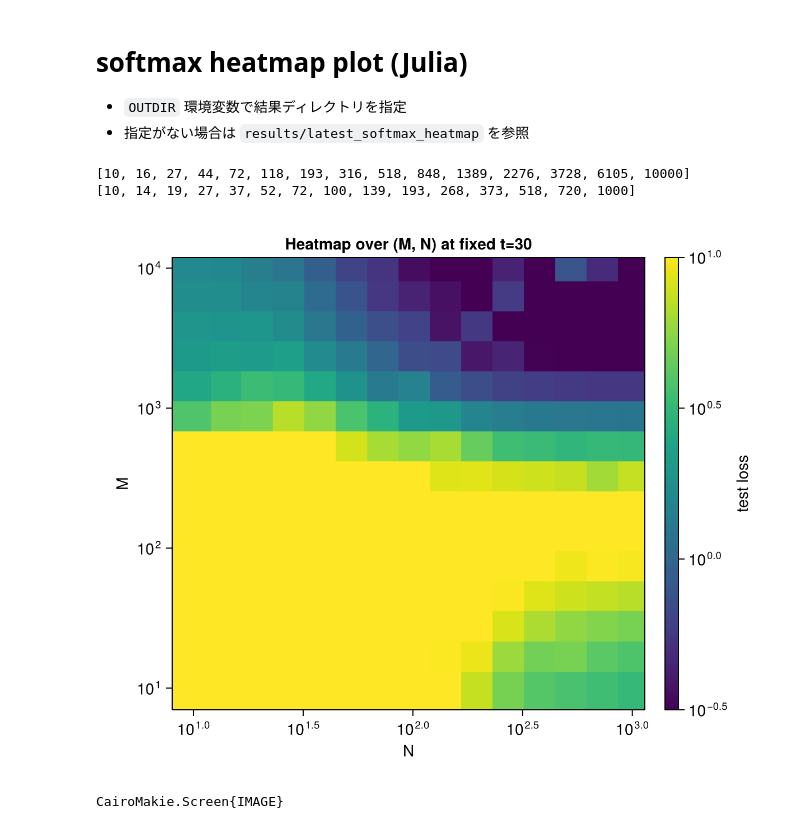
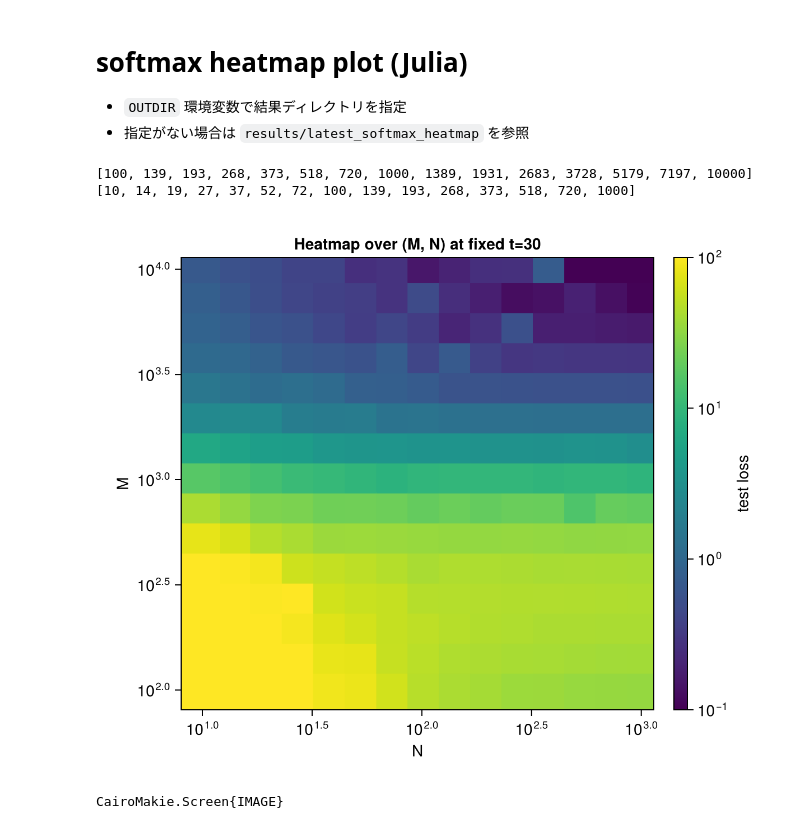
Before and after one commit to taka255/cot_asymptotics, a Jupyter notebook: softmax_heatmap/plot.ipynb, the cells around one changed output. Saved outputs shown, nothing was run; the diff lists cells and outputs as text; code cells hidden in the pictures.

Commit message:
add plot_all

```diff
--- a/softmax_heatmap/plot.ipynb
+++ b/softmax_heatmap/plot.ipynb
@@ -7,8 +7,8 @@
 using CairoMakie
 using DelimitedFiles
 
-outdir = "/home/takanami/cot_asymptotics/softmax_heatmap/results/softmax_heatmap_20260410_195447"
-#outdir = "/home/takanami/cot_asymptotics/softmax_heatmap/results/softmax_heatmap_20260411_003316"
+#outdir = "/home/takanami/cot_asymptotics/softmax_heatmap/results/softmax_heatmap_20260410_195447"
+outdir = "/home/takanami/cot_asymptotics/softmax_heatmap/results/softmax_heatmap_20260417_195912"
 
 
 function read_vector_int(path::String)
@@ -59,34 +59,34 @@ function main(outdir=outdir)
             err = curves_long[i, 4]
             if t == T_heat
                 mi = findfirst(==(m), M_list)
                 ni = findfirst(==(n), N_list)
                 if mi !== nothing && ni !== nothing
                     heat[mi, ni] = err
                 end
             end
         end
     end
     M_labels_plot = reverse(M_list)
 
     # ---- Figure 1: Heatmap at fixed t ----
     fig1 = Figure(size = (600, 500))
     ax1 = Axis(
         fig1[1, 1],
         xlabel = "N",
         ylabel = "M",
         title = "Heatmap over (M, N) at fixed t=$(T_heat)",
         xscale = log10,
         yscale = log10,
     )
     hm = heatmap!(ax1, N_list, M_list,
-        heat, colormap = :viridis, colorscale = log10, colorrange = (10^(-0.5), 10^1))
+        heat, colormap = :viridis, colorscale = log10, colorrange = (10^(-1), 10^2))
     Colorbar(fig1[1, 2], hm, label = "test loss")
     display(fig1)
 end
 
 main(outdir)
 # %% [output]
-[10, 16, 27, 44, 72, 118, 193, 316, 518, 848, 1389, 2276, 3728, 6105, 10000]
+[100, 139, 193, 268, 373, 518, 720, 1000, 1389, 1931, 2683, 3728, 5179, 7197, 10000]
 [10, 14, 19, 27, 37, 52, 72, 100, 139, 193, 268, 373, 518, 720, 1000]
-[figure, old version]
+[figure, new version]
 CairoMakie.Screen{IMAGE}
```
Also changed, not shown: 26 other files.
